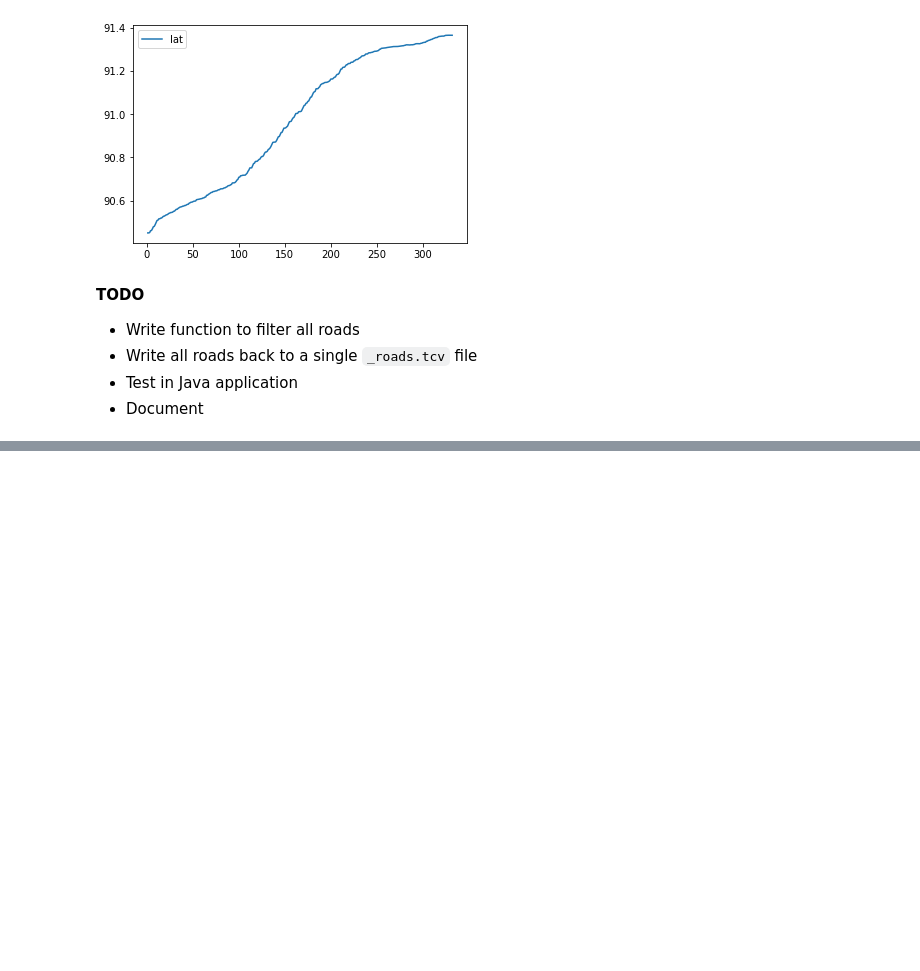
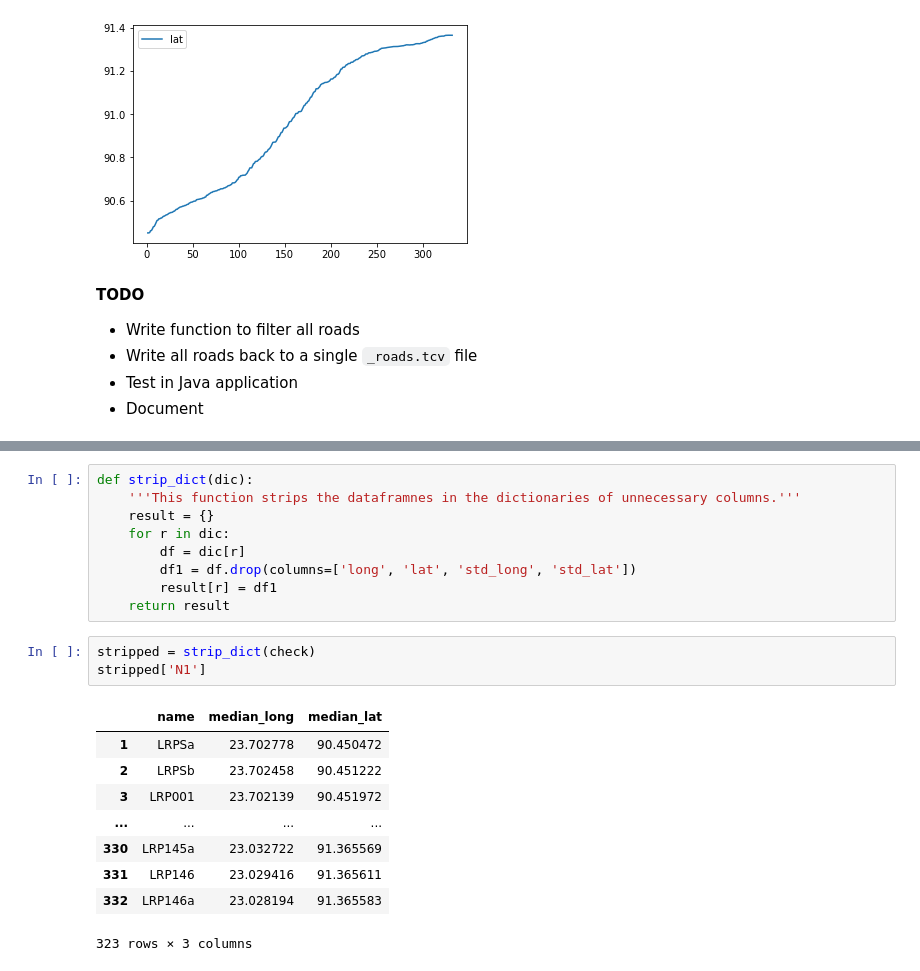
Before and after one commit to EwoutH/EPA1352-Adv-Simulation, a Jupyter notebook: EPA1352-G06-A1/notebook/Roads_EDA.ipynb, the cells around one changed output, grey strips where cells are left out. Saved outputs shown, nothing was run; the diff lists cells and outputs as text; blank space fills up the shorter version.

```diff
--- a/EPA1352-G06-A1/notebook/Roads_EDA.ipynb
+++ b/EPA1352-G06-A1/notebook/Roads_EDA.ipynb
@@ -147,0 +193,22 @@ Values outlier values removed: 10
+# %%
+def strip_dict(dic):
+    '''This function strips the dataframnes in the dictionaries of unnecessary columns.'''
+    result = {}
+    for r in dic:
+        df = dic[r]
+        df1 = df.drop(columns=['long', 'lat', 'std_long', 'std_lat'])
+        result[r] = df1
+    return result
+# %%
+stripped = strip_dict(check)
+stripped['N1']
+# %% [output]
+|  | name | median_long | median_lat |
+| 1 | LRPSa | 23.702778 | 90.450472 |
+| 2 | LRPSb | 23.702458 | 90.451222 |
+| 3 | LRP001 | 23.702139 | 90.451972 |
+| ... | ... | ... | ... |
+| 330 | LRP145a | 23.032722 | 91.365569 |
+| 331 | LRP146 | 23.029416 | 91.365611 |
+| 332 | LRP146a | 23.028194 | 91.365583 |
+323 rows × 3 columns
```
Also changed, not shown: parts of 6 cells of this notebook, 3 other files.
